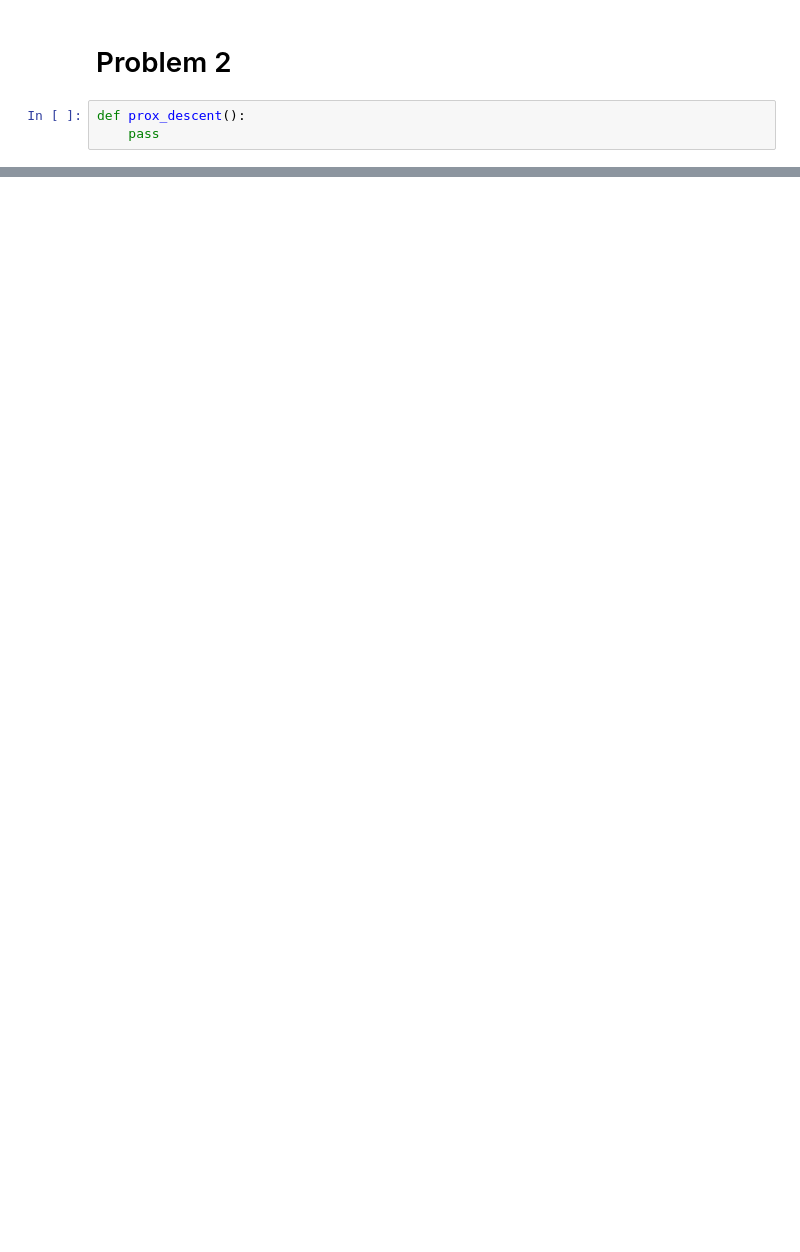
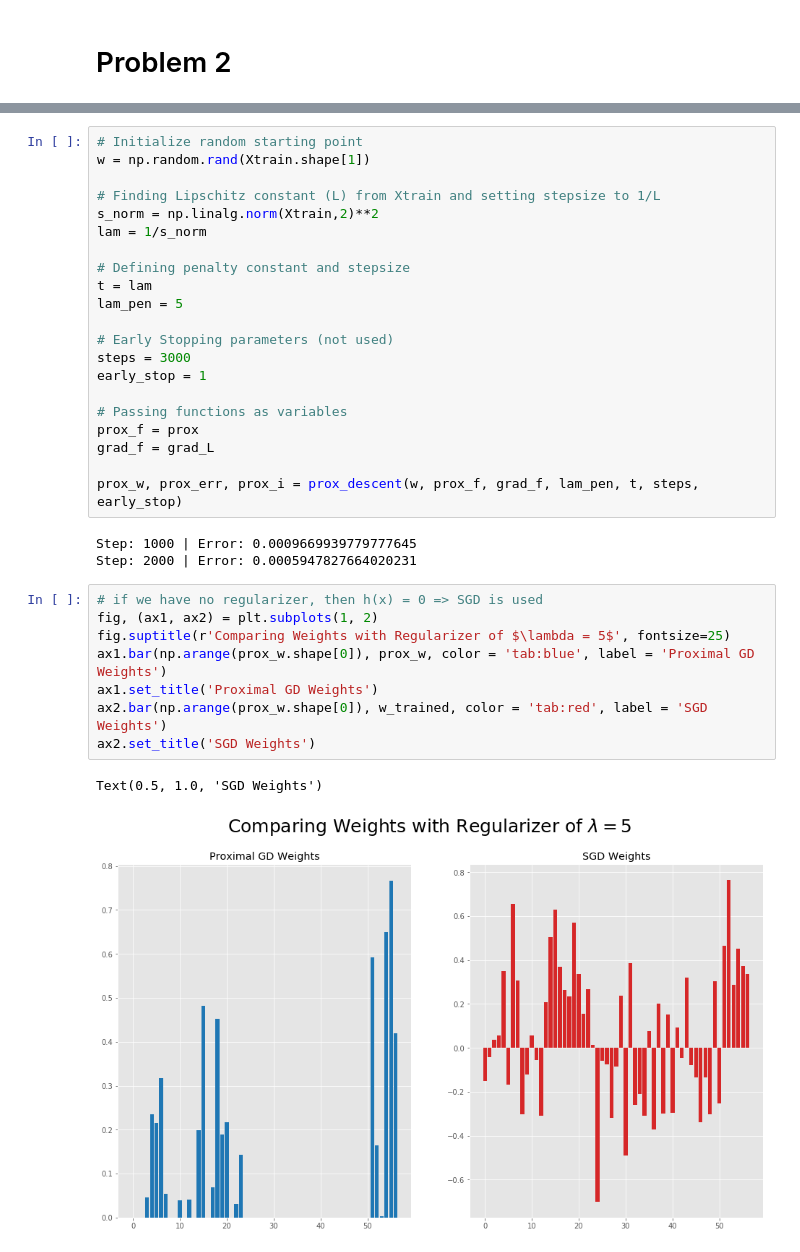
Before and after one commit to brfi3983/Advanced-Convex-Optimization, a Jupyter notebook: HW7-8/hw8.ipynb, the cells around one changed output, grey strips where cells are left out. Saved outputs shown, nothing was run; the diff lists cells and outputs as text; blank space fills up the shorter version.

```diff
--- a/HW7-8/hw8.ipynb
+++ b/HW7-8/hw8.ipynb
@@ -203,5 +212,2 @@ plt.legend(fontsize=20)
 # %% [markdown]
 # Problem 2
-# %%
-def prox_descent():
-    pass
@@ -207,0 +251,35 @@ def prox_descent():
+# %%
+# Initialize random starting point
+w = np.random.rand(Xtrain.shape[1])
+
+# Finding Lipschitz constant (L) from Xtrain and setting stepsize to 1/L
+s_norm = np.linalg.norm(Xtrain,2)**2
+lam = 1/s_norm
+
+# Defining penalty constant and stepsize
+t = lam
+lam_pen = 5
+
+# Early Stopping parameters (not used)
+steps = 3000
+early_stop = 1
+
+# Passing functions as variables
+prox_f = prox
+grad_f = grad_L
+
+prox_w, prox_err, prox_i = prox_descent(w, prox_f, grad_f, lam_pen, t, steps, early_stop)
+# %% [output]
+Step: 1000 | Error: 0.0009669939779777645
+Step: 2000 | Error: 0.0005947827664020231
+# %%
+# if we have no regularizer, then h(x) = 0 => SGD is used
+fig, (ax1, ax2) = plt.subplots(1, 2)
+fig.suptitle(r'Comparing Weights with Regularizer of $\lambda = 5$', fontsize=25)
+ax1.bar(np.arange(prox_w.shape[0]), prox_w, color = 'tab:blue', label = 'Proximal GD Weights')
+ax1.set_title('Proximal GD Weights')
+ax2.bar(np.arange(prox_w.shape[0]), w_trained, color = 'tab:red', label = 'SGD Weights')
+ax2.set_title('SGD Weights')
+# %% [output]
+Text(0.5, 1.0, 'SGD Weights')
+[figure, added]
```
Also changed, not shown: parts of 24 cells of this notebook, 3 other files.
